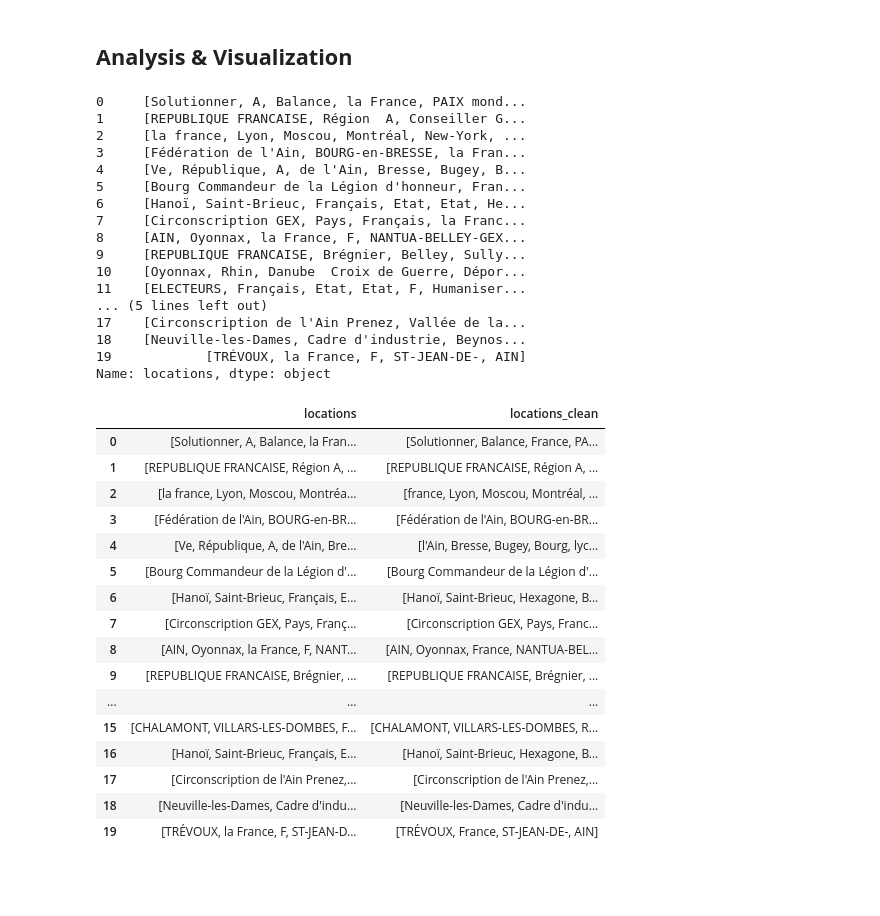
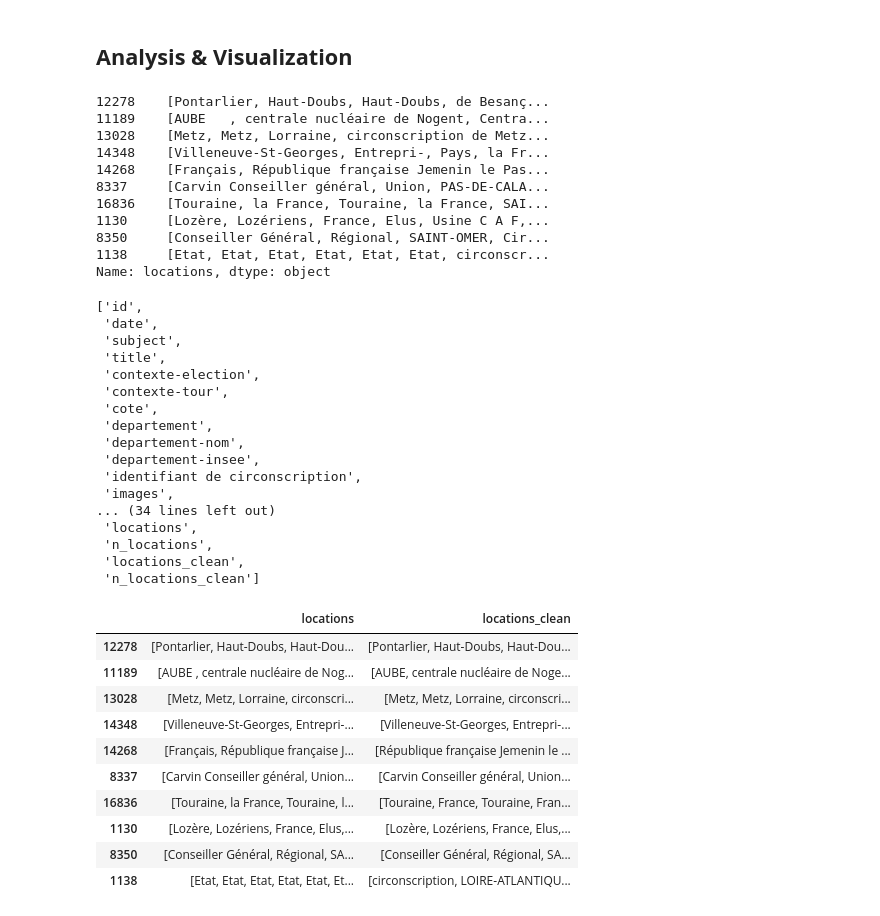
Before and after one commit to Yasmxne/NLP_Project_SpatialAnalysis, a Jupyter notebook: notebooks/03_analysis_visualization.ipynb, the cells around one changed output. Drawn from its saved outputs; the diff is of its cells as text; code cells hidden in the pictures; blank space fills up the shorter version.

```diff
--- a/notebooks/03_analysis_visualization.ipynb
+++ b/notebooks/03_analysis_visualization.ipynb
@@ -10,45 +10,53 @@ from src.analysis import add_basic_location_stats
 df_ner = pd.read_pickle("../data/processed/df_ner3.pkl")
 df_analysis = add_basic_location_stats(df_ner)
 
-df_analysis["locations"].head(20)
+df_analysis["locations"].head(10)
 # %% [output]
-0     [Solutionner, A, Balance, la France, PAIX mond...
-1     [REPUBLIQUE FRANCAISE, Région  A, Conseiller G...
-2     [la france, Lyon, Moscou, Montréal, New-York, ...
-3     [Fédération de l'Ain, BOURG-en-BRESSE, la Fran...
-4     [Ve, République, A, de l'Ain, Bresse, Bugey, B...
-5     [Bourg Commandeur de la Légion d'honneur, Fran...
-6     [Hanoï, Saint-Brieuc, Français, Etat, Etat, He...
-7     [Circonscription GEX, Pays, Français, la Franc...
-8     [AIN, Oyonnax, la France, F, NANTUA-BELLEY-GEX...
-9     [REPUBLIQUE FRANCAISE, Brégnier, Belley, Sully...
-10    [Oyonnax, Rhin, Danube  Croix de Guerre, Dépor...
-11    [ELECTEURS, Français, Etat, Etat, F, Humaniser...
-... (5 lines left out)
-17    [Circonscription de l'Ain Prenez, Vallée de la...
-18    [Neuville-les-Dames, Cadre d'industrie, Beynos...
-19            [TRÉVOUX, la France, F, ST-JEAN-DE-, AIN]
+12278    [Pontarlier, Haut-Doubs, Haut-Doubs, de Besanç...
+11189    [AUBE   , centrale nucléaire de Nogent, Centra...
+13028    [Metz, Metz, Lorraine, circonscription de Metz...
+14348    [Villeneuve-St-Georges, Entrepri-, Pays, la Fr...
+14268    [Français, République française Jemenin le Pas...
+8337     [Carvin Conseiller général, Union, PAS-DE-CALA...
+16836    [Touraine, la France, Touraine, la France, SAI...
+1130     [Lozère, Lozériens, France, Elus, Usine C A F,...
+8350     [Conseiller Général, Régional, SAINT-OMER, Cir...
+1138     [Etat, Etat, Etat, Etat, Etat, Etat, circonscr...
 Name: locations, dtype: object
+# %%
+df_analysis.columns.tolist()
+# %% [output]
+['id',
+ 'date',
+ 'subject',
+ 'title',
+ 'contexte-election',
+ 'contexte-tour',
+ 'cote',
+ 'departement',
+ 'departement-nom',
+ 'departement-insee',
+ 'identifiant de circonscription',
+ 'images',
+... (34 lines left out)
+ 'locations',
+ 'n_locations',
+ 'locations_clean',
+ 'n_locations_clean']
 # %%
 from src.analysis import add_clean_locations
 
 df_analysis = add_clean_locations(df_analysis)
-df_analysis[["locations", "locations_clean"]].head(20)
+df_analysis[["locations", "locations_clean"]].head(10)
 # %% [output]
 |  | locations | locations_clean |
-| 0 | [Solutionner, A, Balance, la Fran... | [Solutionner, Balance, France, PA... |
-| 1 | [REPUBLIQUE FRANCAISE, Région A, ... | [REPUBLIQUE FRANCAISE, Région A, ... |
-| 2 | [la france, Lyon, Moscou, Montréa... | [france, Lyon, Moscou, Montréal, ... |
-| 3 | [Fédération de l'Ain, BOURG-en-BR... | [Fédération de l'Ain, BOURG-en-BR... |
-| 4 | [Ve, République, A, de l'Ain, Bre... | [l'Ain, Bresse, Bugey, Bourg, lyc... |
-| 5 | [Bourg Commandeur de la Légion d'... | [Bourg Commandeur de la Légion d'... |
-| 6 | [Hanoï, Saint-Brieuc, Français, E... | [Hanoï, Saint-Brieuc, Hexagone, B... |
-| 7 | [Circonscription GEX, Pays, Franç... | [Circonscription GEX, Pays, Franc... |
-| 8 | [AIN, Oyonnax, la France, F, NANT... | [AIN, Oyonnax, France, NANTUA-BEL... |
-| 9 | [REPUBLIQUE FRANCAISE, Brégnier, ... | [REPUBLIQUE FRANCAISE, Brégnier, ... |
-| ... | ... | ... |
-| 15 | [CHALAMONT, VILLARS-LES-DOMBES, F... | [CHALAMONT, VILLARS-LES-DOMBES, R... |
-| 16 | [Hanoï, Saint-Brieuc, Français, E... | [Hanoï, Saint-Brieuc, Hexagone, B... |
-| 17 | [Circonscription de l'Ain Prenez,... | [Circonscription de l'Ain Prenez,... |
-| 18 | [Neuville-les-Dames, Cadre d'indu... | [Neuville-les-Dames, Cadre d'indu... |
-| 19 | [TRÉVOUX, la France, F, ST-JEAN-D... | [TRÉVOUX, France, ST-JEAN-DE-, AIN] |
+| 12278 | [Pontarlier, Haut-Doubs, Haut-Dou... | [Pontarlier, Haut-Doubs, Haut-Dou... |
+| 11189 | [AUBE , centrale nucléaire de Nog... | [AUBE, centrale nucléaire de Noge... |
+| 13028 | [Metz, Metz, Lorraine, circonscri... | [Metz, Metz, Lorraine, circonscri... |
+| 14348 | [Villeneuve-St-Georges, Entrepri-... | [Villeneuve-St-Georges, Entrepri-... |
+| 14268 | [Français, République française J... | [République française Jemenin le ... |
+| 8337 | [Carvin Conseiller général, Union... | [Carvin Conseiller général, Union... |
+| 16836 | [Touraine, la France, Touraine, l... | [Touraine, France, Touraine, Fran... |
+| 1130 | [Lozère, Lozériens, France, Elus,... | [Lozère, Lozériens, France, Elus,... |
+| 8350 | [Conseiller Général, Régional, SA... | [Conseiller Général, Régional, SA... |
+| 1138 | [Etat, Etat, Etat, Etat, Etat, Et... | [circonscription, LOIRE-ATLANTIQU... |
```
Also changed, not shown: parts of 10 cells of this notebook, 1 other file.
